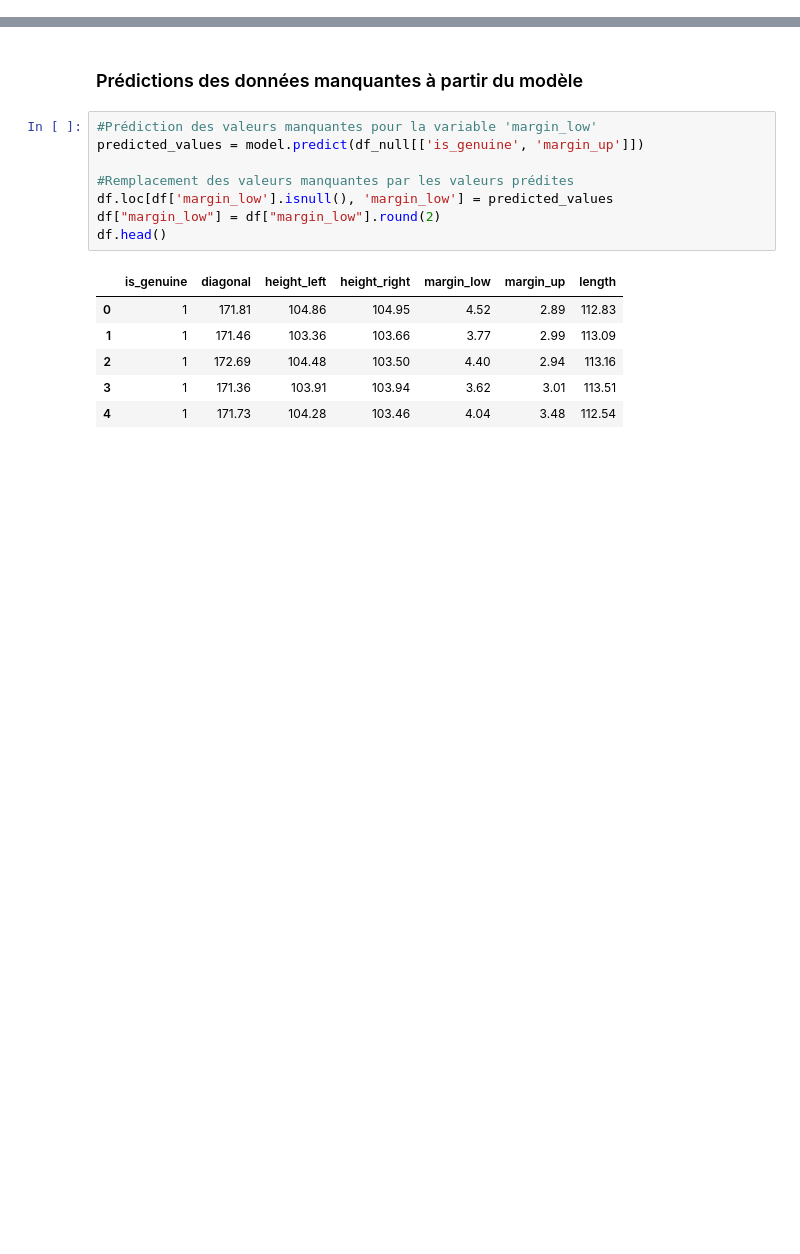
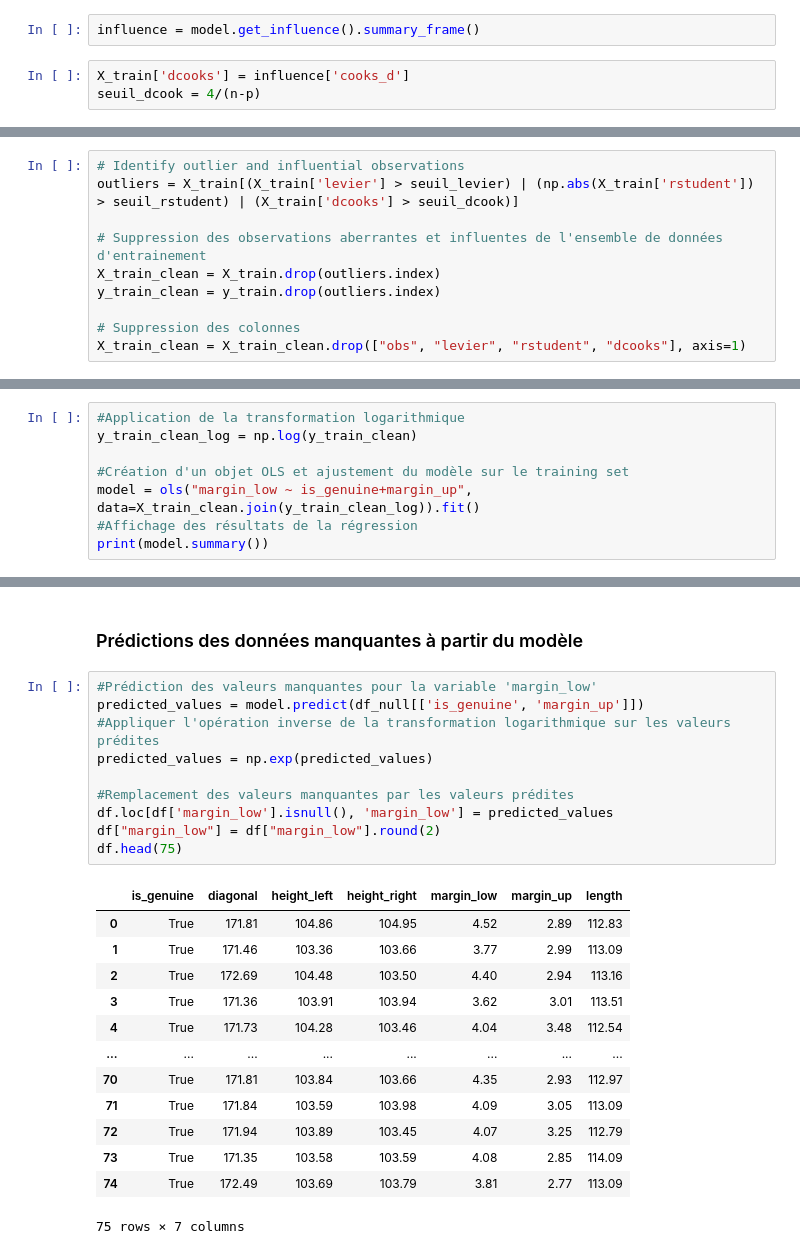
Before and after one commit to datadosreis/Detection-de-faux-billets, a Jupyter notebook: Sandbox_P10.ipynb, the cells around one changed output, grey strips where cells are left out. Saved outputs shown, nothing was run; the diff lists cells and outputs as text; blank space fills up the shorter version.

```diff
--- a/Sandbox_P10.ipynb
+++ b/Sandbox_P10.ipynb
@@ -323,0 +389,5 @@ La variable 'margin_up' a également un effet négatif significatif sur la varia
+# %%
+influence = model.get_influence().summary_frame()
+# %%
+X_train['dcooks'] = influence['cooks_d']
+seuil_dcook = 4/(n-p)
@@ -323,0 +405,10 @@ La variable 'margin_up' a également un effet négatif significatif sur la varia
+# %%
+# Identify outlier and influential observations
+outliers = X_train[(X_train['levier'] > seuil_levier) | (np.abs(X_train['rstudent']) > seuil_rstudent) | (X_train['dcooks'] > seuil_dcook)]
+
+# Suppression des observations aberrantes et influentes de l'ensemble de données d'entrainement
+X_train_clean = X_train.drop(outliers.index)
+y_train_clean = y_train.drop(outliers.index)
+
+# Suppression des colonnes
+X_train_clean = X_train_clean.drop(["obs", "levier", "rstudent", "dcooks"], axis=1)
@@ -323,0 +440,8 @@ La variable 'margin_up' a également un effet négatif significatif sur la varia
+# %%
+#Application de la transformation logarithmique
+y_train_clean_log = np.log(y_train_clean)
+
+#Création d'un objet OLS et ajustement du modèle sur le training set
+model = ols("margin_low ~ is_genuine+margin_up", data=X_train_clean.join(y_train_clean_log)).fit()
+#Affichage des résultats de la régression
+print(model.summary())
@@ -536,15 +652,24 @@ plt.show()
 # %%
 #Prédiction des valeurs manquantes pour la variable 'margin_low'
 predicted_values = model.predict(df_null[['is_genuine', 'margin_up']])
+#Appliquer l'opération inverse de la transformation logarithmique sur les valeurs prédites
+predicted_values = np.exp(predicted_values)
 
 #Remplacement des valeurs manquantes par les valeurs prédites
 df.loc[df['margin_low'].isnull(), 'margin_low'] = predicted_values
 df["margin_low"] = df["margin_low"].round(2)
-df.head()
+df.head(75)
 # %% [output]
 |  | is_genuine | diagonal | height_left | height_right | margin_low | margin_up | length |
-| 0 | 1 | 171.81 | 104.86 | 104.95 | 4.52 | 2.89 | 112.83 |
-| 1 | 1 | 171.46 | 103.36 | 103.66 | 3.77 | 2.99 | 113.09 |
-| 2 | 1 | 172.69 | 104.48 | 103.50 | 4.40 | 2.94 | 113.16 |
-| 3 | 1 | 171.36 | 103.91 | 103.94 | 3.62 | 3.01 | 113.51 |
-| 4 | 1 | 171.73 | 104.28 | 103.46 | 4.04 | 3.48 | 112.54 |
+| 0 | True | 171.81 | 104.86 | 104.95 | 4.52 | 2.89 | 112.83 |
+| 1 | True | 171.46 | 103.36 | 103.66 | 3.77 | 2.99 | 113.09 |
+| 2 | True | 172.69 | 104.48 | 103.50 | 4.40 | 2.94 | 113.16 |
+| 3 | True | 171.36 | 103.91 | 103.94 | 3.62 | 3.01 | 113.51 |
+| 4 | True | 171.73 | 104.28 | 103.46 | 4.04 | 3.48 | 112.54 |
+| ... | ... | ... | ... | ... | ... | ... | ... |
+| 70 | True | 171.81 | 103.84 | 103.66 | 4.35 | 2.93 | 112.97 |
+| 71 | True | 171.84 | 103.59 | 103.98 | 4.09 | 3.05 | 113.09 |
+| 72 | True | 171.94 | 103.89 | 103.45 | 4.07 | 3.25 | 112.79 |
+| 73 | True | 171.35 | 103.58 | 103.59 | 4.08 | 2.85 | 114.09 |
+| 74 | True | 172.49 | 103.69 | 103.79 | 3.81 | 2.77 | 113.09 |
+75 rows × 7 columns
```
Also changed, not shown: parts of 49 cells of this notebook.
